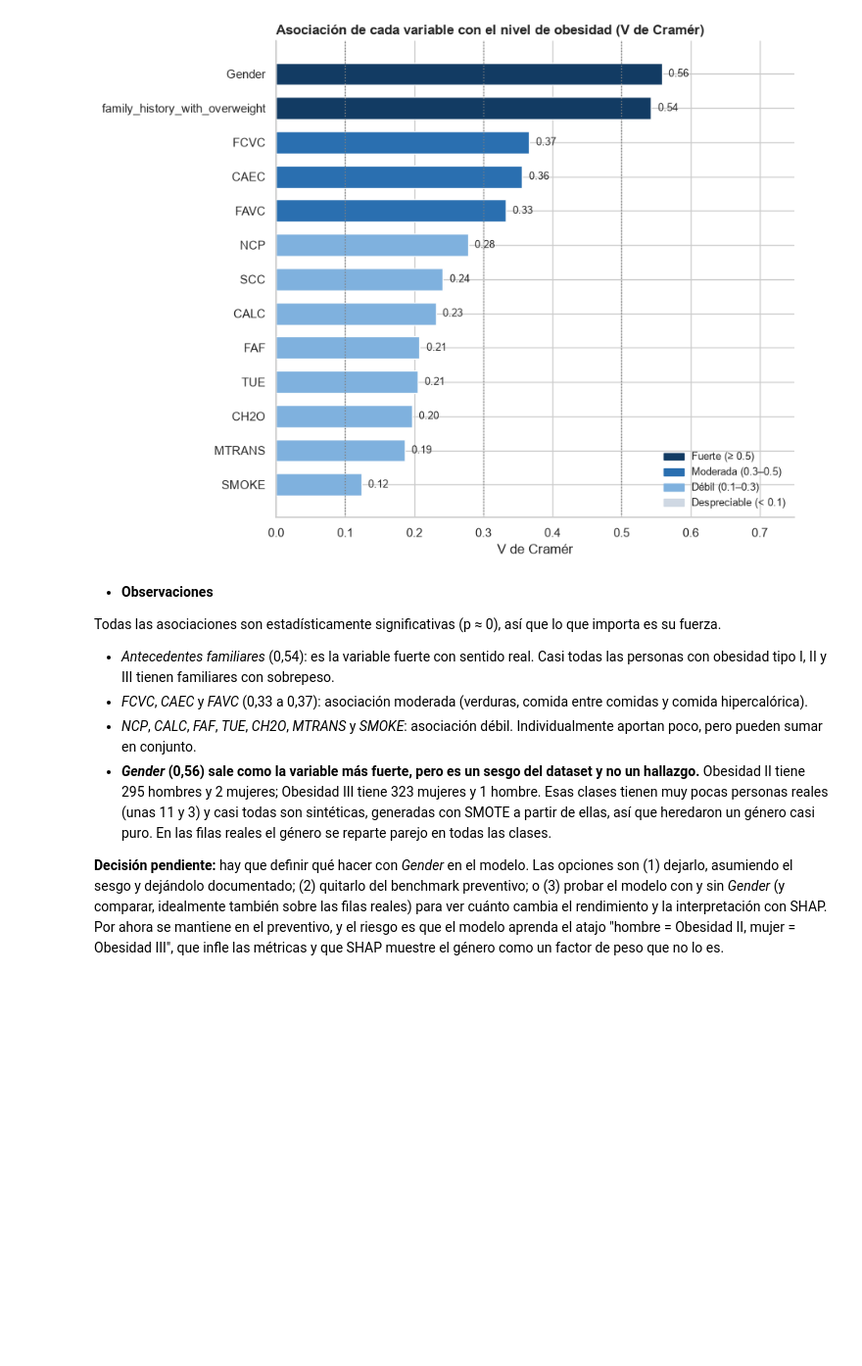
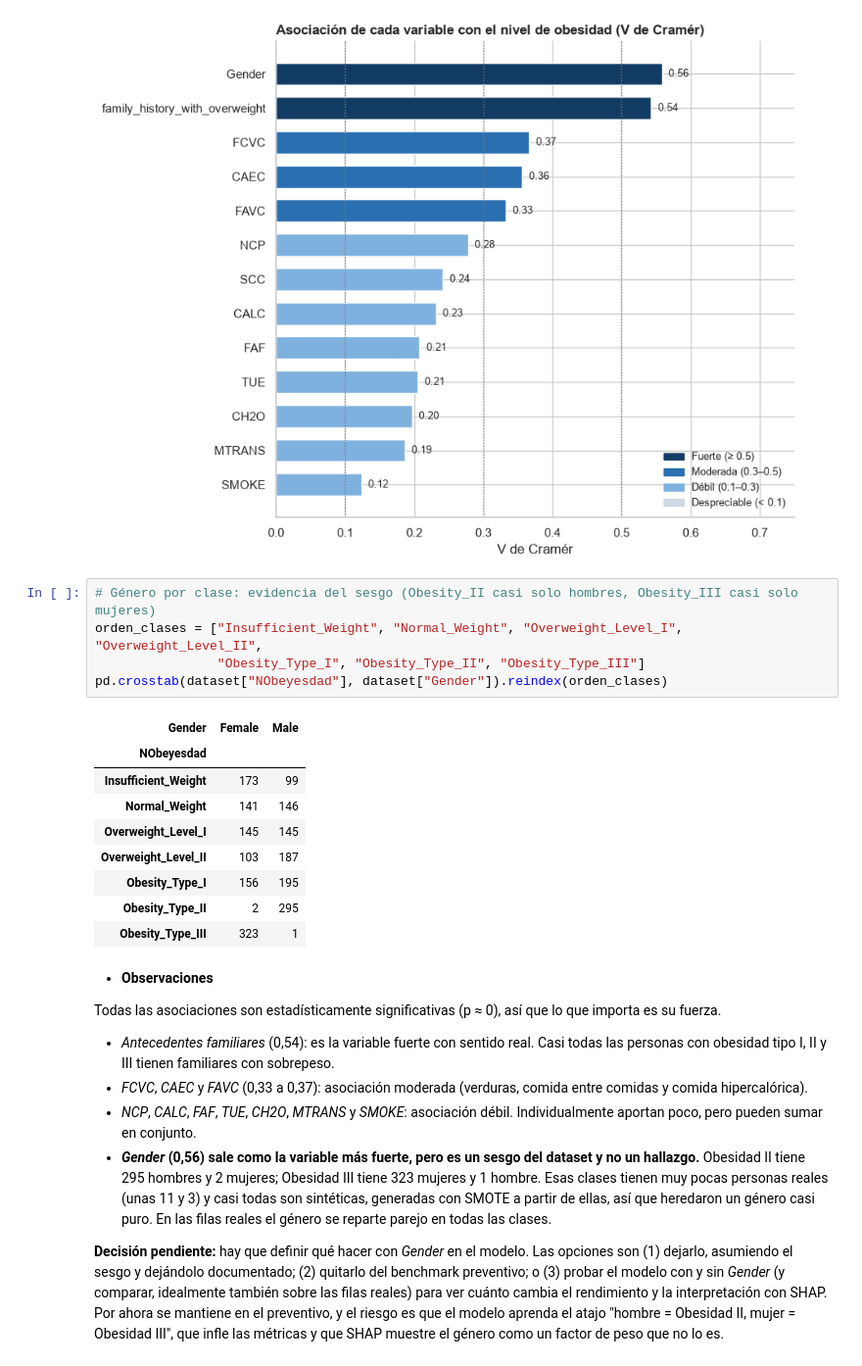
Before and after one commit to tdavidvergara/proyecto_final_aprendizaje_automatico, a Jupyter notebook: Desarrollo.ipynb, the cells around one changed output. Shown at 98% size. Drawn from its saved outputs; the diff is of its cells as text; blank space fills up the shorter version.

Commit message:
docs: agregar tabla de genero por clase como evidencia del sesgo del SMOTE

```diff
--- a/Desarrollo.ipynb
+++ b/Desarrollo.ipynb
@@ -398,6 +398,21 @@ ax.spines[["top", "right"]].set_visible(False)
 plt.tight_layout(); plt.show()
 # %% [output]
 [figure]
+# %%
+# Género por clase: evidencia del sesgo (Obesity_II casi solo hombres, Obesity_III casi solo mujeres)
+orden_clases = ["Insufficient_Weight", "Normal_Weight", "Overweight_Level_I", "Overweight_Level_II",
+                "Obesity_Type_I", "Obesity_Type_II", "Obesity_Type_III"]
+pd.crosstab(dataset["NObeyesdad"], dataset["Gender"]).reindex(orden_clases)
+# %% [output]
+| Gender | Female | Male |
+| NObeyesdad |  |  |
+| Insufficient_Weight | 173 | 99 |
+| Normal_Weight | 141 | 146 |
+| Overweight_Level_I | 145 | 145 |
+| Overweight_Level_II | 103 | 187 |
+| Obesity_Type_I | 156 | 195 |
+| Obesity_Type_II | 2 | 295 |
+| Obesity_Type_III | 323 | 1 |
 # %% [markdown]
 - **Observaciones**
 
```
